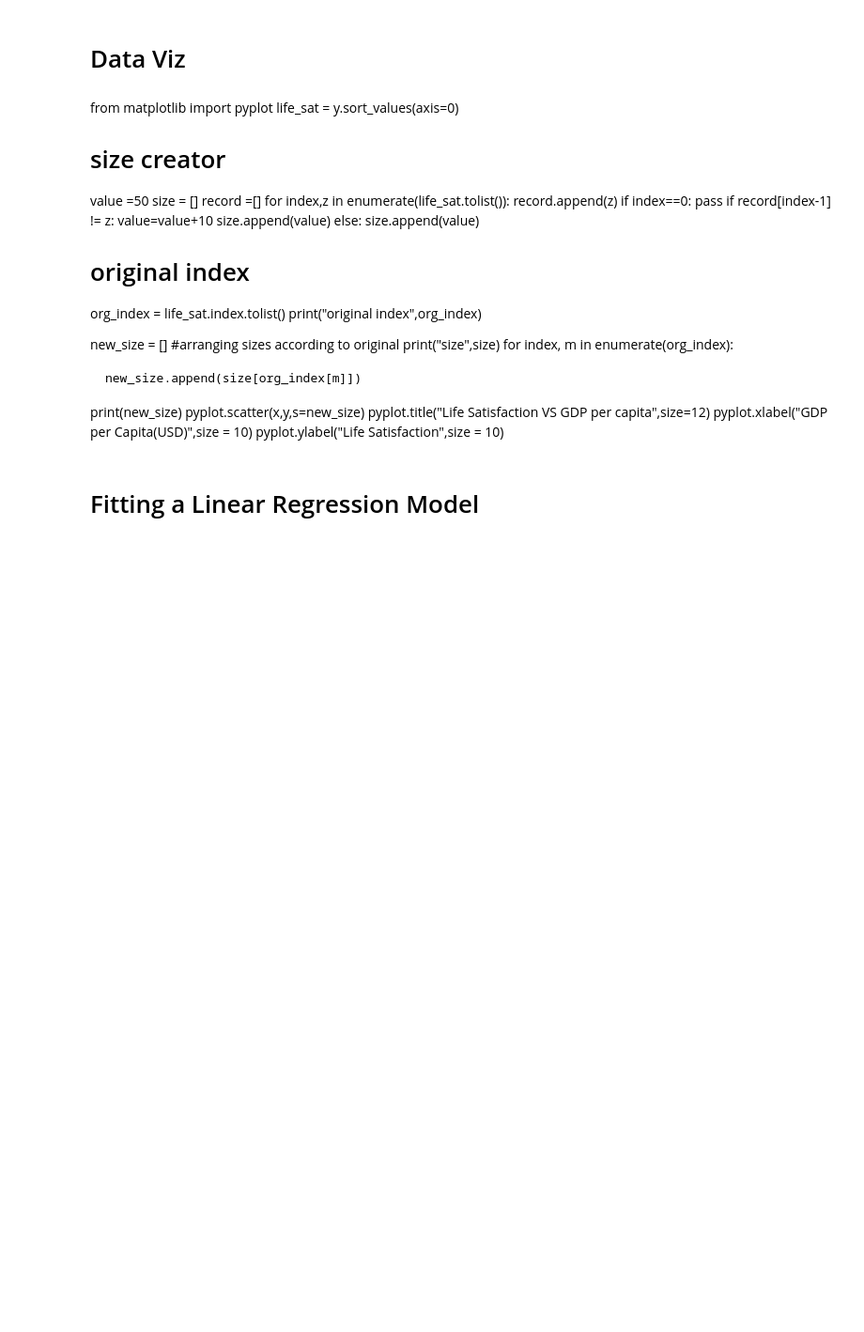
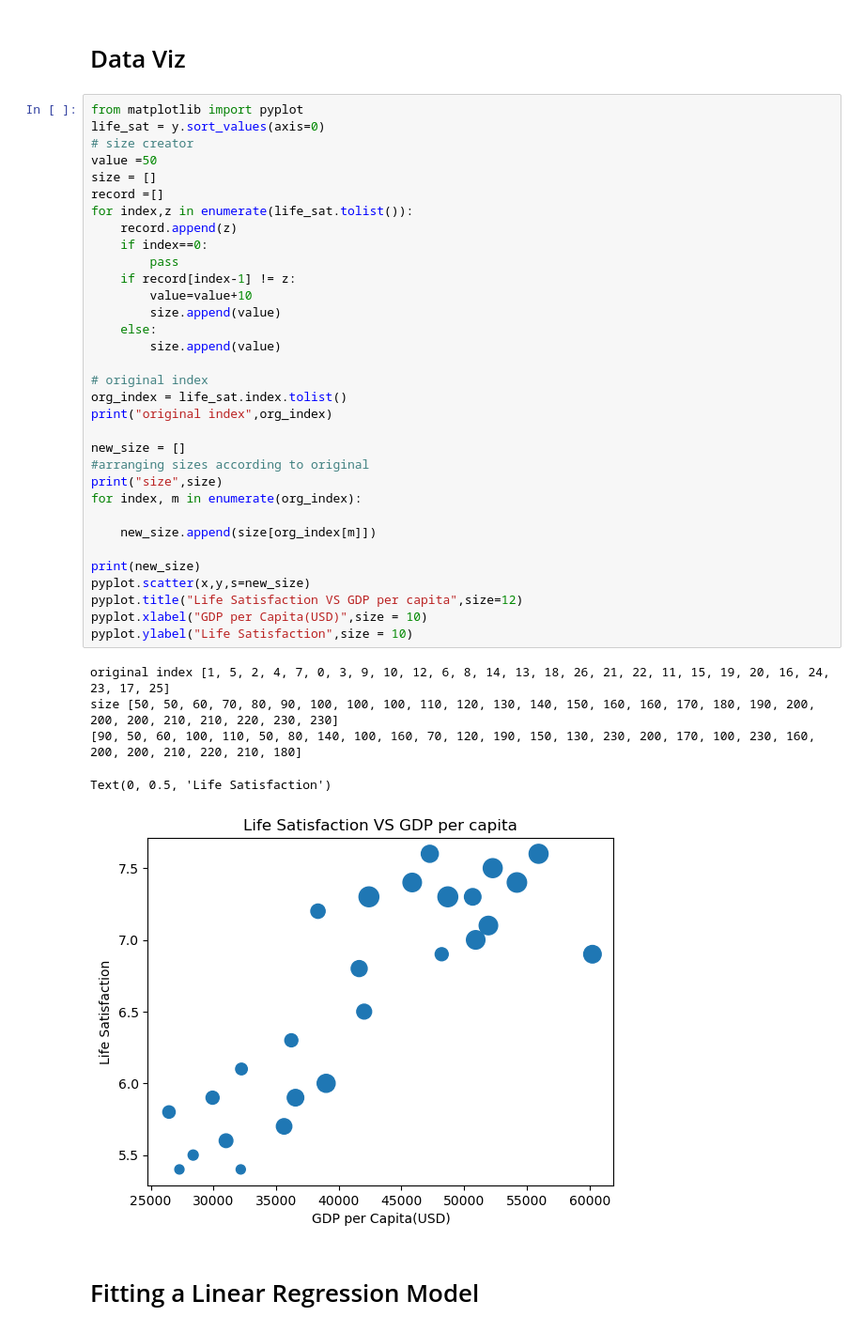
Before and after one commit to asheshjyotii/Machine_Learning, a Jupyter notebook: Linear_Regresion/Linear_Regression.ipynb, the cells around one changed output. Shown: that part at 94% size. Cells and saved outputs as stored; diff of their text form; blank space fills up the shorter version.

```diff
--- a/Linear_Regresion/Linear_Regression.ipynb
+++ b/Linear_Regresion/Linear_Regression.ipynb
@@ -56,38 +57,44 @@ None
 # %% [markdown]
 # Data Viz
-# %% [markdown]
-from matplotlib import pyplot
-life_sat = y.sort_values(axis=0)
-# size creator
-value =50
-size = []
-record =[]
-for index,z in enumerate(life_sat.tolist()):
-    record.append(z)
-    if index==0:
-        pass
-    if record[index-1] != z:
-        value=value+10
-        size.append(value)
-    else:
-        size.append(value)
-
-# original index
-org_index = life_sat.index.tolist()
-print("original index",org_index)
-
-new_size = []
-#arranging sizes according to original
-print("size",size)
-for index, m in enumerate(org_index):
-
-    new_size.append(size[org_index[m]])
-
-print(new_size)
-pyplot.scatter(x,y,s=new_size)
-pyplot.title("Life Satisfaction VS GDP per capita",size=12)
-pyplot.xlabel("GDP per Capita(USD)",size = 10)
-pyplot.ylabel("Life Satisfaction",size = 10)
+# %%
+from matplotlib import pyplot
+life_sat = y.sort_values(axis=0)
+# size creator
+value =50
+size = []
+record =[]
+for index,z in enumerate(life_sat.tolist()):
+    record.append(z)
+    if index==0:
+        pass
+    if record[index-1] != z:
+        value=value+10
+        size.append(value)
+    else:
+        size.append(value)
+
+# original index
+org_index = life_sat.index.tolist()
+print("original index",org_index)
+
+new_size = []
+#arranging sizes according to original
+print("size",size)
+for index, m in enumerate(org_index):
+
+    new_size.append(size[org_index[m]])
+
+print(new_size)
+pyplot.scatter(x,y,s=new_size)
+pyplot.title("Life Satisfaction VS GDP per capita",size=12)
+pyplot.xlabel("GDP per Capita(USD)",size = 10)
+pyplot.ylabel("Life Satisfaction",size = 10)
+# %% [output]
+original index [1, 5, 2, 4, 7, 0, 3, 9, 10, 12, 6, 8, 14, 13, 18, 26, 21, 22, 11, 15, 19, 20, 16, 24, 23, 17, 25]
+size [50, 50, 60, 70, 80, 90, 100, 100, 100, 110, 120, 130, 140, 150, 160, 160, 170, 180, 190, 200, 200, 200, 210, 210, 220, 230, 230]
+[90, 50, 60, 100, 110, 50, 80, 140, 100, 160, 70, 120, 190, 150, 130, 230, 200, 170, 100, 230, 160, 200, 200, 210, 220, 210, 180]
+Text(0, 0.5, 'Life Satisfaction')
+[figure, added]
 # %% [markdown]
 # Fitting a Linear Regression Model
 # %%
```
Also changed, not shown: parts of 6 cells of this notebook.
